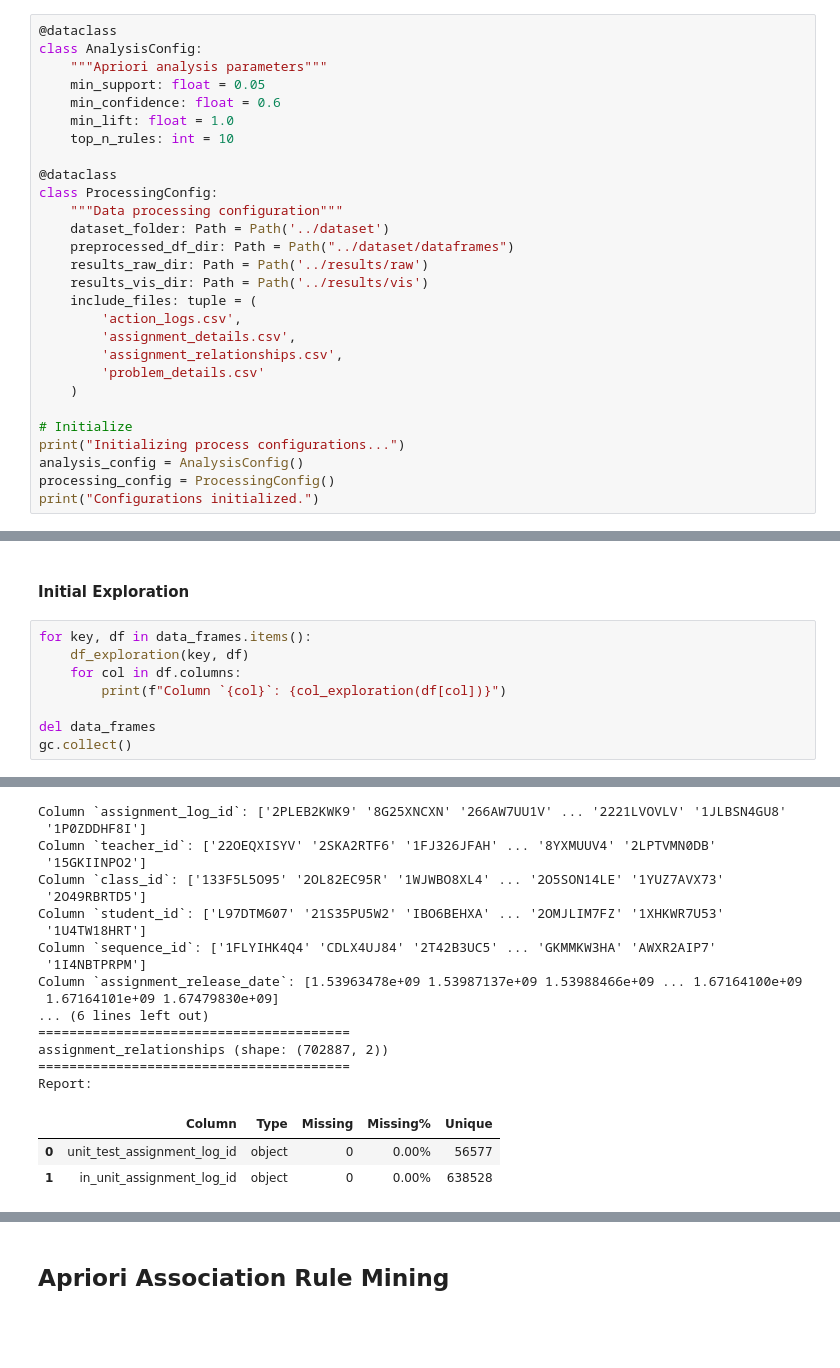
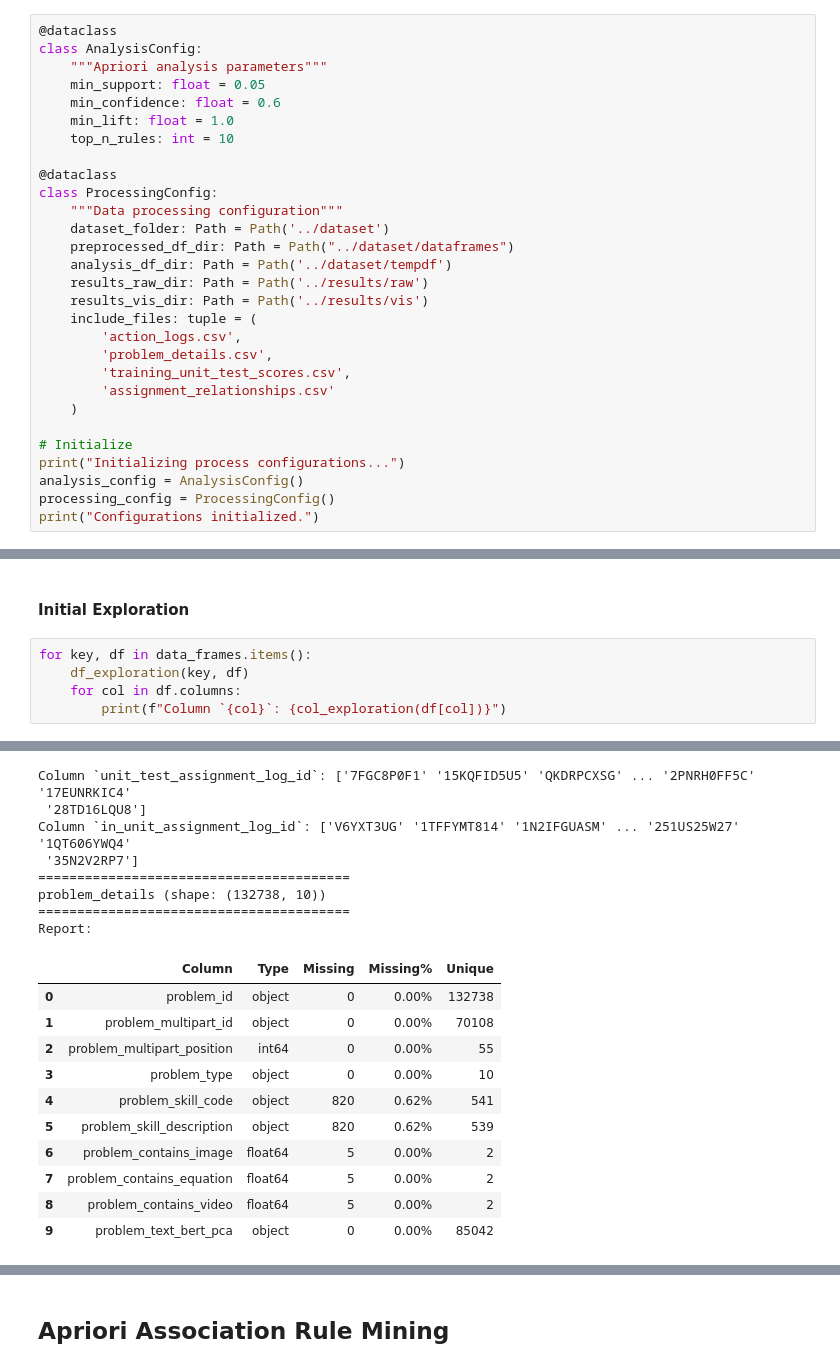
Before and after one commit to caineirb/CSC172-AssociationMining-Bautista, a Jupyter notebook: notebooks/asm_apriori.ipynb, the cells around one changed output, grey strips where cells are left out. Saved outputs shown, nothing was run; the diff lists cells and outputs as text; blank space fills up the shorter version.

```diff
--- a/notebooks/asm_apriori.ipynb
+++ b/notebooks/asm_apriori.ipynb
@@ -49,13 +49,14 @@ class ProcessingConfig:
     """Data processing configuration"""
     dataset_folder: Path = Path('../dataset')
     preprocessed_df_dir: Path = Path("../dataset/dataframes")
+    analysis_df_dir: Path = Path('../dataset/tempdf')
     results_raw_dir: Path = Path('../results/raw')
     results_vis_dir: Path = Path('../results/vis')
     include_files: tuple = (
         'action_logs.csv',
-        'assignment_details.csv',
-        'assignment_relationships.csv',
-        'problem_details.csv'
+        'problem_details.csv',
+        'training_unit_test_scores.csv',
+        'assignment_relationships.csv'
     )
 
 # Initialize
@@ -255,9 +256,6 @@ for key, df in data_frames.items():
     df_exploration(key, df)
     for col in df.columns:
         print(f"Column `{col}`: {col_exploration(df[col])}")
-
-del data_frames
-gc.collect()
 # %% [output]
 ========================================
 action_logs (shape: (23932276, 10))
@@ -333,20 +324,19 @@ Report:
-Column `assignment_log_id`: ['2PLEB2KWK9' '8G25XNCXN' '266AW7UU1V' ... '2221LVOVLV' '1JLBSN4GU8'
- '1P0ZDDHF8I']
-Column `teacher_id`: ['22OEQXISYV' '2SKA2RTF6' '1FJ326JFAH' ... '8YXMUUV4' '2LPTVMN0DB'
- '15GKIINPO2']
-Column `class_id`: ['133F5L5O95' '2OL82EC95R' '1WJWBO8XL4' ... '2O5SON14LE' '1YUZ7AVX73'
- '2O49RBRTD5']
-Column `student_id`: ['L97DTM607' '21S35PU5W2' 'IBO6BEHXA' ... '2OMJLIM7FZ' '1XHKWR7U53'
- '1U4TW18HRT']
-Column `sequence_id`: ['1FLYIHK4Q4' 'CDLX4UJ84' '2T42B3UC5' ... 'GKMMKW3HA' 'AWXR2AIP7'
- '1I4NBTPRPM']
-Column `assignment_release_date`: [1.53963478e+09 1.53987137e+09 1.53988466e+09 ... 1.67164100e+09
- 1.67164101e+09 1.67479830e+09]
-... (6 lines left out)
+Column `unit_test_assignment_log_id`: ['7FGC8P0F1' '15KQFID5U5' 'QKDRPCXSG' ... '2PNRH0FF5C' '17EUNRKIC4'
+ '28TD16LQU8']
+Column `in_unit_assignment_log_id`: ['V6YXT3UG' '1TFFYMT814' '1N2IFGUASM' ... '251US25W27' '1QT606YWQ4'
+ '35N2V2RP7']
 ========================================
-assignment_relationships (shape: (702887, 2))
+problem_details (shape: (132738, 10))
 ========================================
 Report:
 |  | Column | Type | Missing | Missing% | Unique |
-| 0 | unit_test_assignment_log_id | object | 0 | 0.00% | 56577 |
-| 1 | in_unit_assignment_log_id | object | 0 | 0.00% | 638528 |
+| 0 | problem_id | object | 0 | 0.00% | 132738 |
+| 1 | problem_multipart_id | object | 0 | 0.00% | 70108 |
+| 2 | problem_multipart_position | int64 | 0 | 0.00% | 55 |
+| 3 | problem_type | object | 0 | 0.00% | 10 |
+| 4 | problem_skill_code | object | 820 | 0.62% | 541 |
+| 5 | problem_skill_description | object | 820 | 0.62% | 539 |
+| 6 | problem_contains_image | float64 | 5 | 0.00% | 2 |
+| 7 | problem_contains_equation | float64 | 5 | 0.00% | 2 |
+| 8 | problem_contains_video | float64 | 5 | 0.00% | 2 |
+| 9 | problem_text_bert_pca | object | 0 | 0.00% | 85042 |
```
Also changed, not shown: parts of 25 cells of this notebook, 1 other file.
